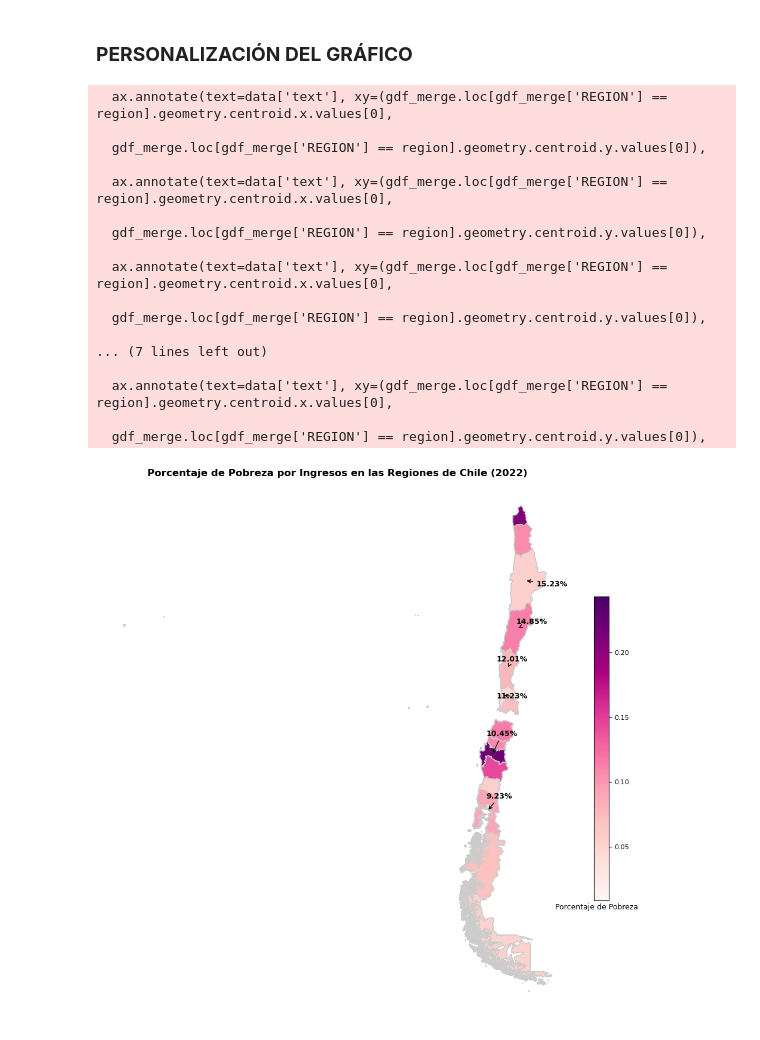
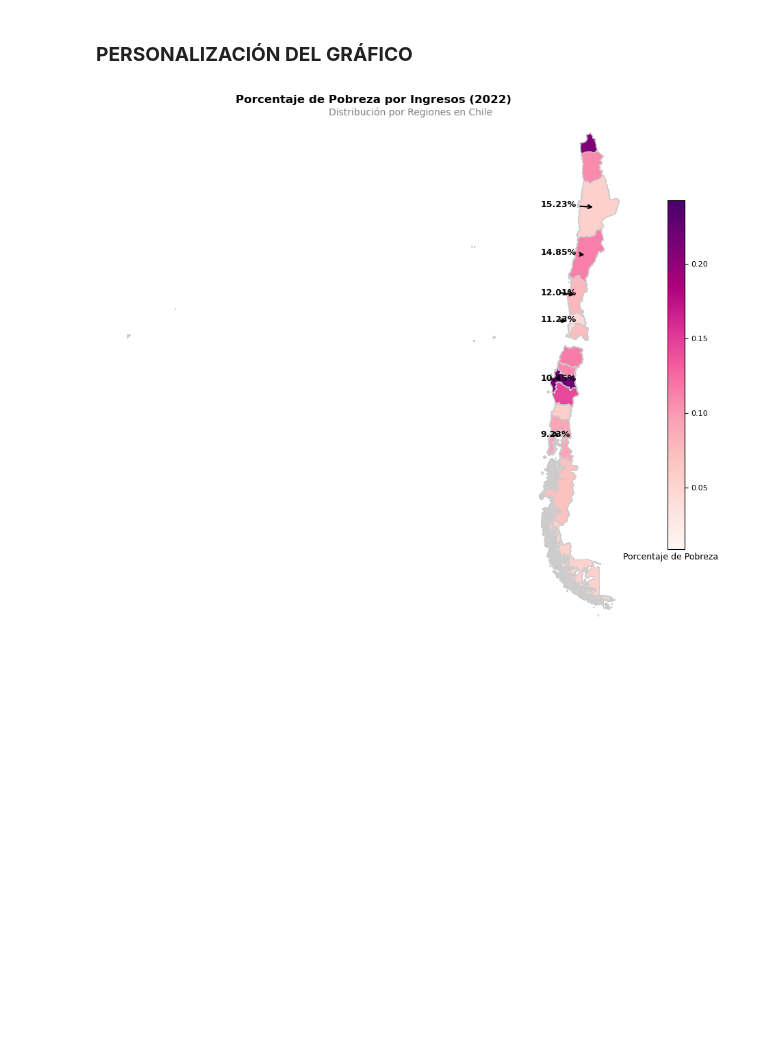
Before and after one commit to Vikktor93/visualizacion-de-graficos-T4, a Jupyter notebook: grafico_coropletico.ipynb, the cells around one changed output. Cells and saved outputs as stored; diff of their text form; code cells hidden in the pictures; blank space fills up the shorter version.

Commit message:
Se modifica el sistema de coordenadas geográficas (CRS) y se modifica las flechas del gráfico

```diff
--- a/grafico_coropletico.ipynb
+++ b/grafico_coropletico.ipynb
@@ -102,78 +104,74 @@ print(gdf_merge.head(16))
 13                          0.123068                          0.239009
 14                          0.069152                          0.151584
 15                          0.146904                          0.265109
+# %%
+# Verificar el CRS actual y reproyecta a UTM zone 19S (Chile)
+gdf_merge_projected = gdf_merge.to_crs(epsg=32719)  # UTM zone 19S
 # %% [markdown]
 ### **PERSONALIZACIÓN DEL GRÁFICO**
 # %%
 # Crear el gráfico geográfico
 fig, ax = plt.subplots(1, 1, figsize=(10, 10))
 
-# Plotear las regiones y se colorean según el porcentaje de pobreza por ingresos
-plot = gdf_merge.plot(column='porcentaje_pobreza_por_ingresos_2022',
-                      cmap='RdPu',
-                      linewidth=0.8,
-                      ax=ax,
-                      edgecolor='0.8',
-                      legend=False)
+# Plotear las regiones y colorear según el porcentaje de pobreza por ingresos
+plot = gdf_merge_projected.plot(column='porcentaje_pobreza_por_ingresos_2022',
+                                cmap='RdPu',
+                                linewidth=0.8,
+                                ax=ax,
+                                edgecolor='0.8',
+                                legend=False)
 
-# Se crea manualmente la barra de color (colorbar) y ajustarla
+# Crear manualmente la barra de color y ajustarla
 cbar = plt.cm.ScalarMappable(cmap='RdPu', norm=plt.Normalize(vmin=gdf_merge['porcentaje_pobreza_por_ingresos_2022'].min(), vmax=gdf_merge['porcentaje_pobreza_por_ingresos_2022'].max()))
 cbar = fig.colorbar(cbar, ax=ax, fraction=0.03, pad=0.04)
-cbar.ax.tick_params(labelsize=8)  # Ajustar el tamaño de las etiquetas de la barra de color
+cbar.ax.tick_params(labelsize=8)
 
-# Configurar la orientación del texto en la parte inferior de la barra de color
+# Etiqueta para la barra de color
 fig.text(0.88, 0.24, 'Porcentaje de Pobreza', ha='center', va='top', fontsize=9, color='black')
 
 # Eliminar los ejes
 ax.set_xticks([])
 ax.set_yticks([])
 
 # Eliminar el borde del gráfico
 ax.spines['top'].set_visible(False)
 ax.spines['bottom'].set_visible(False)
 ax.spines['left'].set_visible(False)
 ax.spines['right'].set_visible(False)
 
-# Etiquetas de porcentaje colocadas manualmente con líneas
-# Puedes ajustar las posiciones de (x, y) para cada región según necesites
+# Etiquetas de porcentaje colocadas manualmente con líneas horizontales hacia la izquierda
 manual_labels = {
-    'Antofagasta': {'pos': (-68, -24), 'text': '15.23%'},
-    'Atacama': {'pos': (-70, -27), 'text': '14.85%'},
-    'Coquimbo': {'pos': (-72, -30), 'text': '12.01%'},
-    'Valparaíso': {'pos': (-72, -33), 'text': '11.23%'},
-    'Biobío': {'pos': (-73, -36), 'text': '10.45%'},
-    'Los Lagos': {'pos': (-73, -41), 'text': '9.23%'}
+    'Antofagasta': {'pos': (-80, 7400000), 'text': '15.23%'},
+    'Atacama': {'pos': (-80, 7200000), 'text': '14.85%'},
+    'Coquimbo': {'pos': (-80, 7050000), 'text': '12.01%'},
+    'Valparaíso': {'pos': (-80, 6800000), 'text': '11.23%'},
+    'Biobío': {'pos': (-80, 6400000), 'text': '10.45%'},
+    'Los Lagos': {'pos': (-80, 6100000), 'text': '9.23%'}
 }
 
-# Dibujar las etiquetas manualmente
+# Dibujar las etiquetas manualmente con líneas horizontales hacia la izquierda
 for region, data in manual_labels.items():
-    ax.annotate(text=data['text'], xy=(gdf_merge.loc[gdf_merge['REGION'] == region].geometry.centroid.x.values[0],
-                                       gdf_merge.loc[gdf_merge['REGION'] == region].geometry.centroid.y.values[0]),
-                xytext=data['pos'], arrowprops=dict(arrowstyle="->", lw=1), fontsize=9, color='black', weight='bold')
+    # Centroides de las regiones para posicionar las flechas
+    region_centroid = gdf_merge_projected.loc[gdf_merge_projected['REGION'] == region].geometry.centroid
+    centroid_x = region_centroid.x.values[0]
+    centroid_y = region_centroid.y.values[0]
+
+    # Etiquetas con flechas horizontales
+    ax.annotate(text=data['text'],
+                xy=(centroid_x, centroid_y),  # Posición de la flecha
+                xytext=(data['pos'][0], centroid_y),  # Mantener el y constante, mover x a la izquierda
+                arrowprops=dict(arrowstyle="->", lw=1.5, color='black'),
+                fontsize=9, color='black', weight='bold')
 
 # Título
-ax.set_title('Porcentaje de Pobreza por Ingresos en las Regiones de Chile (2022)',
+ax.set_title('Porcentaje de Pobreza por Ingresos (2022)',
              fontsize=12, weight='bold')
+
+# Subtítulo centrado en la parte superior de la figura
+fig.suptitle('Distribución por Regiones en Chile', fontsize=10, weight='light', color='gray', x=0.5, y=0.89, ha='center')
 
 # Eliminar los márgenes alrededor del mapa
 plt.subplots_adjust(left=0.05, right=0.9, top=0.95, bottom=0.05)
 plt.show()
 # %% [output]
-  ax.annotate(text=data['text'], xy=(gdf_merge.loc[gdf_merge['REGION'] == region].geometry.centroid.x.values[0],
-
-  gdf_merge.loc[gdf_merge['REGION'] == region].geometry.centroid.y.values[0]),
-
-  ax.annotate(text=data['text'], xy=(gdf_merge.loc[gdf_merge['REGION'] == region].geometry.centroid.x.values[0],
-
-  gdf_merge.loc[gdf_merge['REGION'] == region].geometry.centroid.y.values[0]),
-
-  ax.annotate(text=data['text'], xy=(gdf_merge.loc[gdf_merge['REGION'] == region].geometry.centroid.x.values[0],
-
-  gdf_merge.loc[gdf_merge['REGION'] == region].geometry.centroid.y.values[0]),
-
-... (7 lines left out)
-
-  ax.annotate(text=data['text'], xy=(gdf_merge.loc[gdf_merge['REGION'] == region].geometry.centroid.x.values[0],
-
-  gdf_merge.loc[gdf_merge['REGION'] == region].geometry.centroid.y.values[0]),
-[figure, old version]
+[figure, new version]
```
Also changed, not shown: parts of 1 cell of this notebook.
